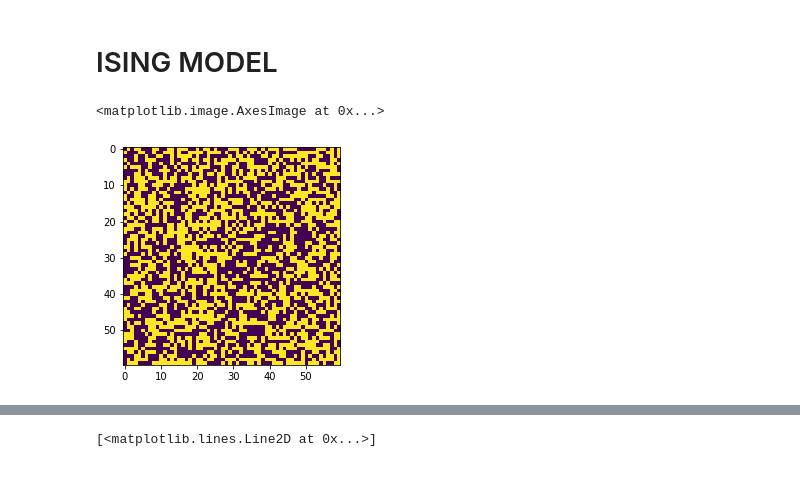
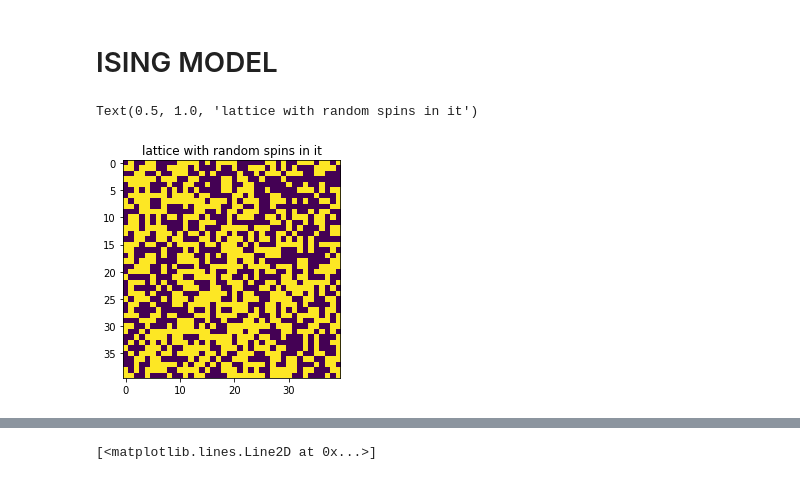
Before and after one commit to alifele/Montecarlo-and-Molecular-dynamics, a Jupyter notebook: Python/Metropolis and Ising/Metropolis.ipynb, the cells around one changed output, grey strips where cells are left out. Drawn from its saved outputs; the diff is of its cells as text; code cells hidden in the pictures.

```diff
--- a/Python/Metropolis and Ising/Metropolis.ipynb
+++ b/Python/Metropolis and Ising/Metropolis.ipynb
@@ -137,6 +149,10 @@ plt.legend()
 # ISING MODEL
 # %%
 def lattice_gen(L):
+    '''
+    generates random lattice with size L*L
+    the lattice will contain +1 -1 inside with random distribution
+    '''
     lattice = np.random.random((L,L))
     lattice[lattice>0.5]=1
     lattice[lattice<0.5]=-1
@@ -144,8 +187,10 @@ def lattice_gen(L):
 # %%
-L = 60
-J=3
+L = 40
+J=1
+beta =1
 lattice = lattice_gen(L)
 plt.imshow(lattice)
+plt.title('lattice with random spins in it')
 # %% [output]
-<matplotlib.image.AxesImage at 0x...>
+Text(0.5, 1.0, 'lattice with random spins in it')
-[figure, old version]
+[figure, new version]
```
Also changed, not shown: parts of 38 cells of this notebook, 2 other files.
